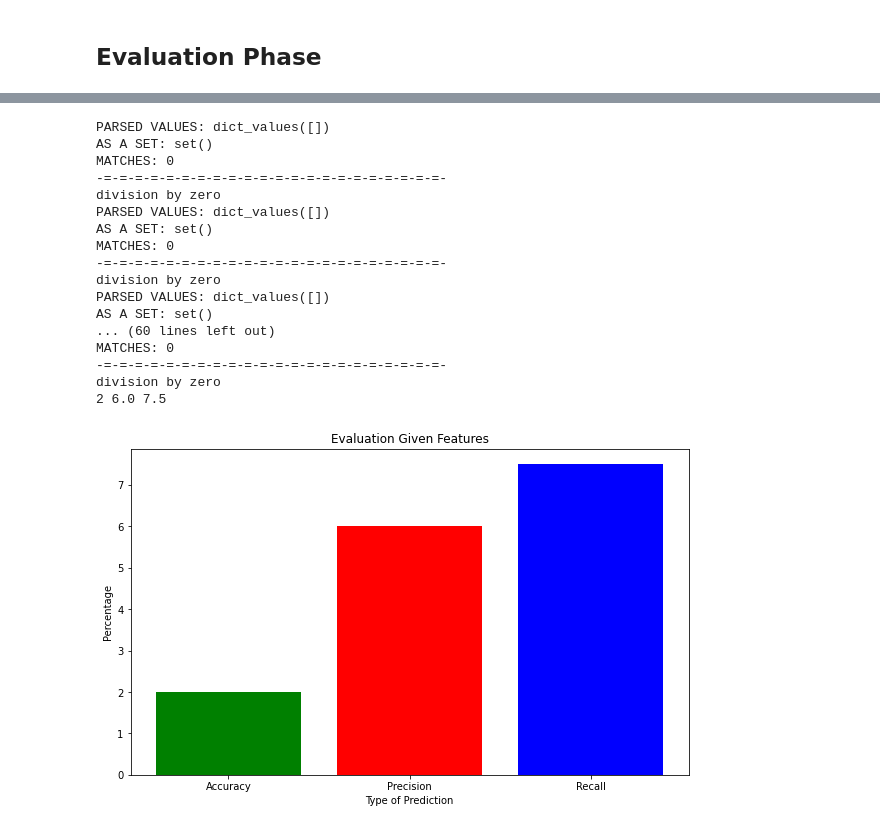
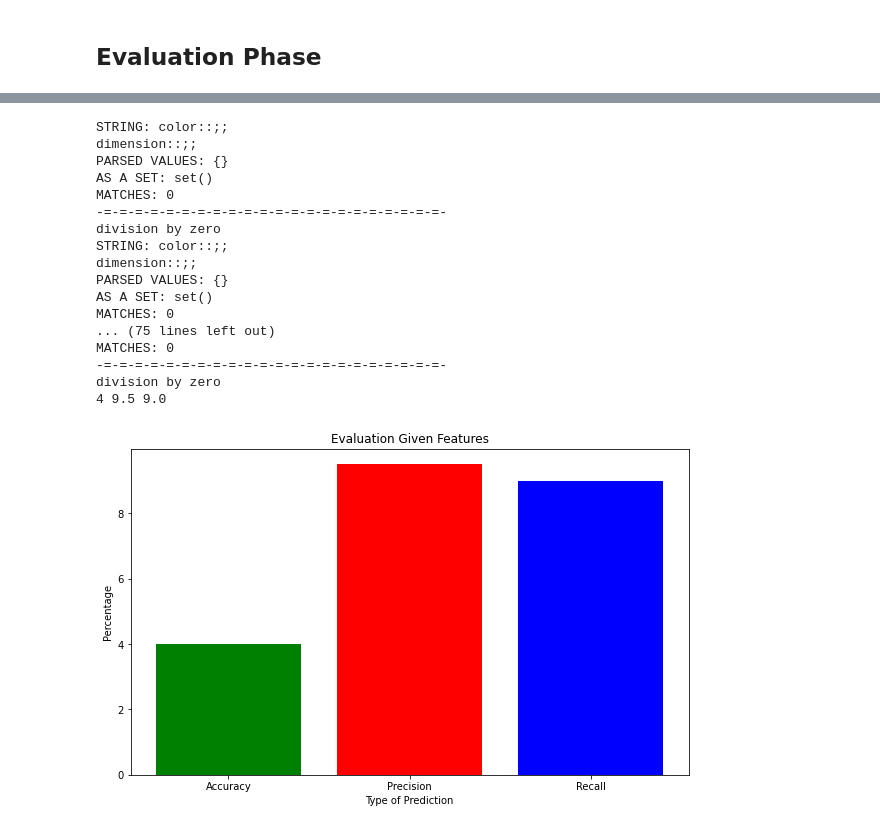
Before and after one commit to brabiei21/CER-with-LLMs, a Jupyter notebook: Code/main.ipynb, the cells around one changed output, grey strips where cells are left out. Drawn from its saved outputs; the diff is of its cells as text; code cells hidden in the pictures.

```diff
--- a/Code/main.ipynb
+++ b/Code/main.ipynb
@@ -344,7 +328,7 @@ ACC = 0     # Accuracy
 PREC = 0    # Precision
 REC = 0     # Recall
 
-with open('eval2.jsonl', 'r') as file:
+with open('eval.jsonl', 'r') as file:
     with open(file_path, 'r') as f:
         for line, line2 in zip(file,f):
 
@@ -378,48 +362,49 @@ with open('eval2.jsonl', 'r') as file:
                 try:
                     PREC += matches / len(set(parsed_data.values()))
                 except Exception as e:
-                    print("PARSED VALUES:", parsed_data.values())
+                    print("STRING:", str)
+                    print("PARSED VALUES:", parsed_data)
                     print("AS A SET:", set(parsed_data.values()))
                     print("MATCHES:", matches)
                     print("-=-=-=-=-=-=-=-=-=-=-=-=-=-=-=-=-=-=-=-=-=-=-")
                     print(e)
 
             # Get Recall, meaning how many of the ground truth values are in the predicted values
             if not parsed_data.values() and not gtv:
                 REC += 1
             elif not gtv and parsed_data.values():
                 REC += 0
             else:
                 matches = sum(is_match(elem, set(gtv)) for elem in set(parsed_data.values()))
                 REC += matches / len(set(gtv))
 
 
 print(ACC, PREC, REC)
 plt.figure(figsize=(10, 6))
 plt.bar(['Accuracy', 'Precision', 'Recall'], [ACC, PREC, REC], color=['green', 'red', 'blue'])
 plt.xlabel('Type of Prediction')
 plt.ylabel('Percentage')
 plt.title('Evaluation Given Features')
 plt.show()
 # %% [output]
-PARSED VALUES: dict_values([])
+STRING: color::;;
+dimension::;;
+PARSED VALUES: {}
 AS A SET: set()
 MATCHES: 0
 -=-=-=-=-=-=-=-=-=-=-=-=-=-=-=-=-=-=-=-=-=-=-
 division by zero
-PARSED VALUES: dict_values([])
+STRING: color::;;
+dimension::;;
+PARSED VALUES: {}
 AS A SET: set()
+MATCHES: 0
+... (75 lines left out)
 MATCHES: 0
 -=-=-=-=-=-=-=-=-=-=-=-=-=-=-=-=-=-=-=-=-=-=-
 division by zero
-PARSED VALUES: dict_values([])
-AS A SET: set()
-... (60 lines left out)
-MATCHES: 0
--=-=-=-=-=-=-=-=-=-=-=-=-=-=-=-=-=-=-=-=-=-=-
-division by zero
-2 6.0 7.5
+4 9.5 9.0
-[figure, old version]
+[figure, new version]
 # %%
 ACC = 0
 PREC = 0
```
Also changed, not shown: parts of 4 cells of this notebook, 4 other files.
